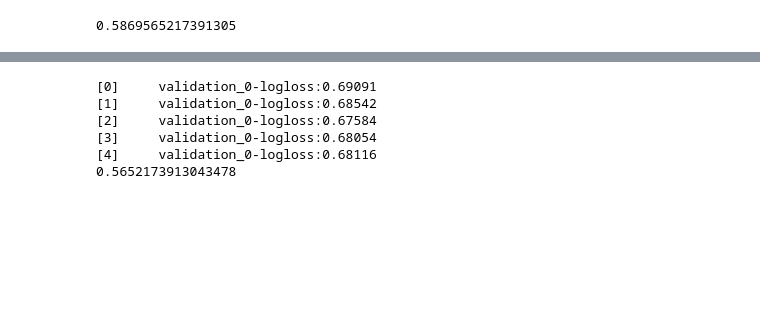
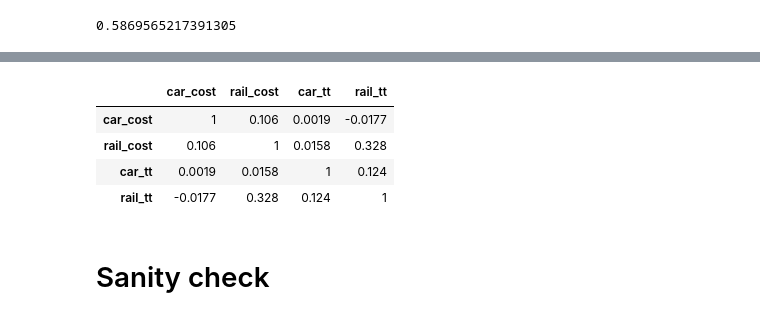
Before and after one commit to NicoSlvd/GBM-feature-extraction, a Jupyter notebook: Binary problem/Netherlands with benchmark.ipynb, the cells around one changed output, grey strips where cells are left out. Drawn from its saved outputs; the diff is of its cells as text; code cells hidden in the pictures; blank space fills up the shorter version.

```diff
--- a/Binary problem/Netherlands with benchmark.ipynb
+++ b/Binary problem/Netherlands with benchmark.ipynb
@@ -39,7 +51,5 @@ X_updt = X_updt.drop(columns=['car_ivtt', 'car_walk_time', 'rail_ivtt', 'rail_ac
 
 y = ned_data_rp['choice']
 # %%
-from sklearn.model_selection import train_test_split
-
-X_train, X_validate, y_train, y_validate = train_test_split(X_updt, y, test_size=0.20, random_state=42)
+X_train, X_validate, y_train, y_validate = train_test_split(X_updt, y, test_size=0.2, random_state=42)
 # %%
@@ -58,3 +68,0 @@ xgb_constrained = xgb.XGBClassifier(#objective='binary:logistic',
-# %%
-eval_set = [(X_validate, y_validate)]
-xgb_constrained.fit(X_train, y_train, eval_set=eval_set)
@@ -176,14 +162,14 @@ plotHisto(histoData_df, X_updt)
+# %%
+X_train.corr()
+# %% [output]
+|  | car_cost | rail_cost | car_tt | rail_tt |
+| car_cost | 1 | 0.106 | 0.0019 | -0.0177 |
+| rail_cost | 0.106 | 1 | 0.0158 | 0.328 |
+| car_tt | 0.0019 | 0.0158 | 1 | 0.124 |
+| rail_tt | -0.0177 | 0.328 | 0.124 | 1 |
 # %%
 import xgbfir
 
 xgbfir.saveXgbFI(xgb_constrained, OutputXlsxFile='Not_modified.xlsx')
-# %%
-%run -i "getHisto.py"
-histoData
-# %% [output]
-[0]     validation_0-logloss:0.69091
-[1]     validation_0-logloss:0.68542
-[2]     validation_0-logloss:0.67584
-[3]     validation_0-logloss:0.68054
-[4]     validation_0-logloss:0.68116
-0.5652173913043478
+# %% [markdown]
+# Sanity check
```
Also changed, not shown: parts of 29 cells of this notebook, 12 other files.
